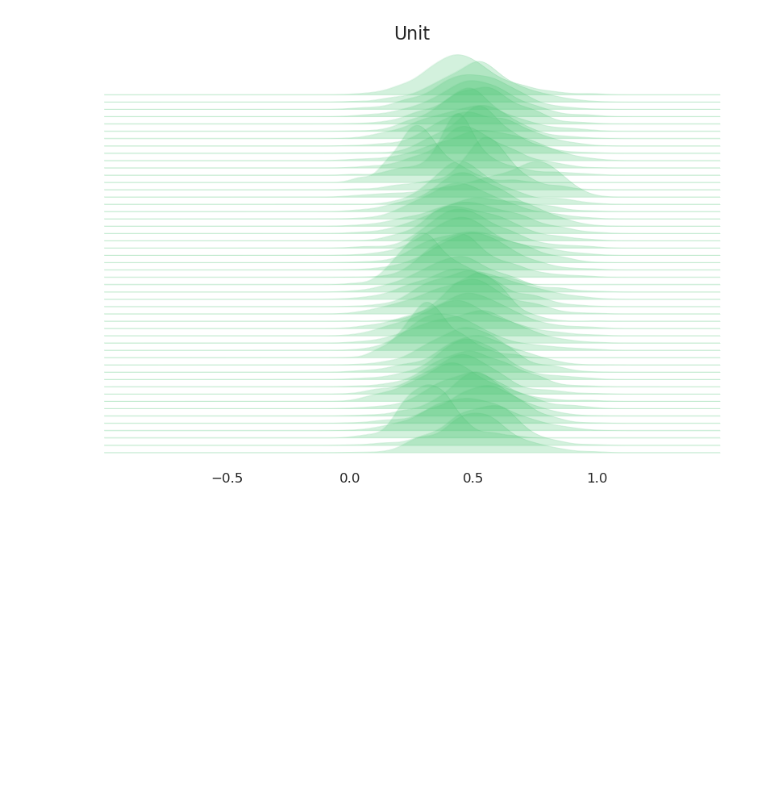
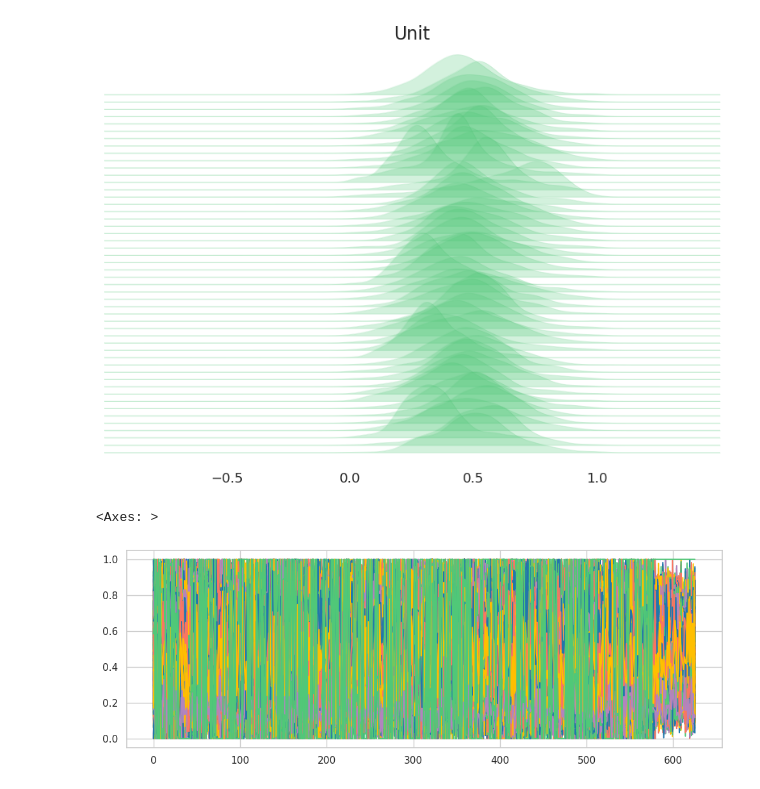
Before and after one commit to MarcoNapoleone/thesis, a Jupyter notebook: notebooks/visualization/ST002498_ridgeline.ipynb, the cells around one changed output. Cells and saved outputs as stored; diff of their text form; code cells hidden in the pictures; blank space fills up the shorter version.

```diff
--- a/notebooks/visualization/ST002498_ridgeline.ipynb
+++ b/notebooks/visualization/ST002498_ridgeline.ipynb
@@ -29,3 +29,8 @@ def ridgeline_plot(data, title, color):
 ridgeline_plot(df_unit, 'Unit', palette[3])
 # %% [output]
 [figure]
+# %%
+df_unit.plot(kind='line',legend=False, figsize=(12,4))
+# %% [output]
+<Axes: >
+[figure, added]
```
Also changed, not shown: 52 other files.
